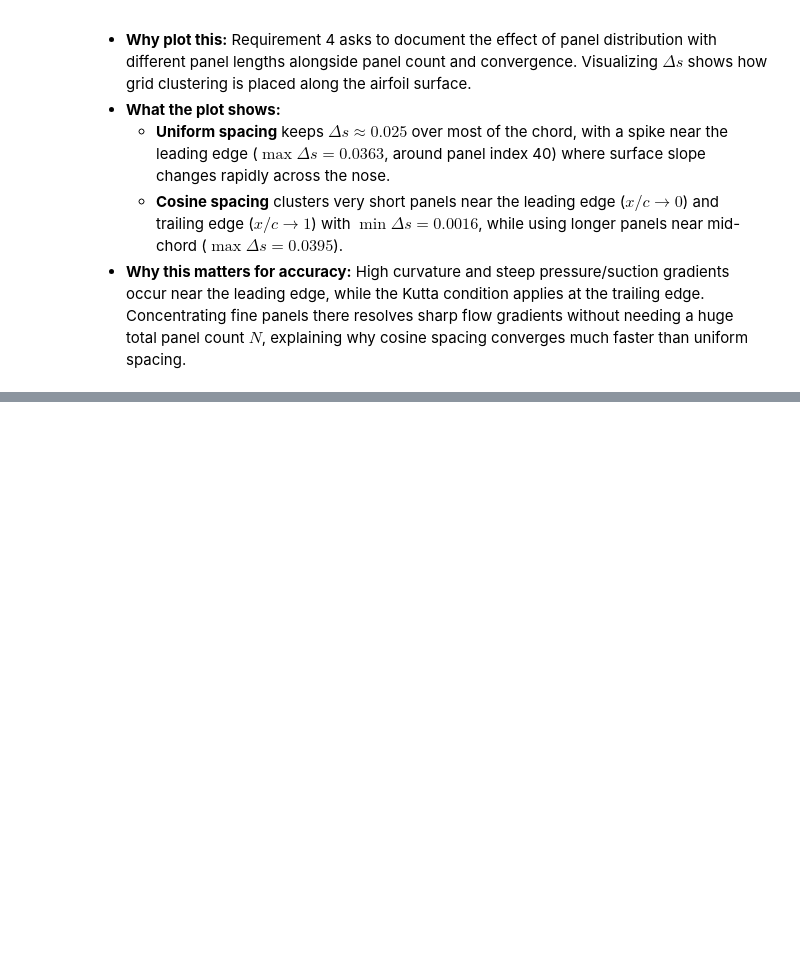
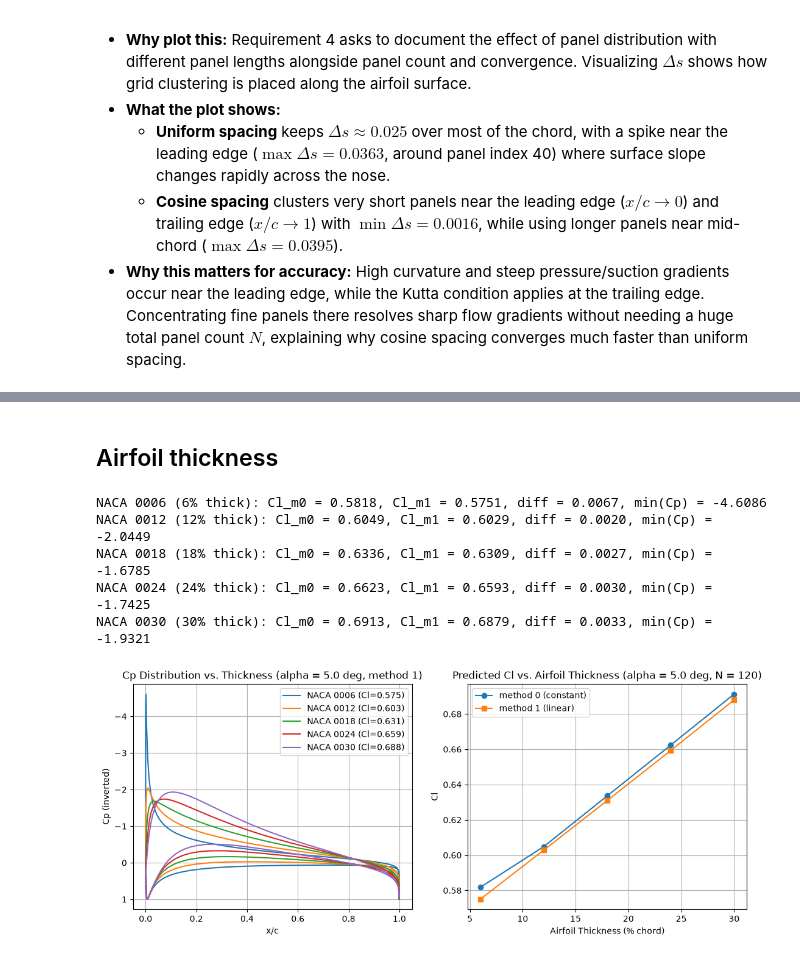
Before and after one commit to Atharva-Patil008/AE611_2026, a Jupyter notebook: Vortex_Panel_Method_Atharva_Patil.ipynb, the cells around one changed output, grey strips where cells are left out. Cells and saved outputs as stored; diff of their text form; code cells hidden in the pictures; blank space fills up the shorter version.

```diff
--- a/Vortex_Panel_Method_Atharva_Patil.ipynb
+++ b/Vortex_Panel_Method_Atharva_Patil.ipynb
@@ -604,0 +703,80 @@ plt.show()
+# %% [markdown]
+## Airfoil thickness
+# %%
+# 1.symmetric NACA 4-digit airfoils with increasing thickness (6% to 30%)
+airfoil_codes = ["0006", "0012", "0018", "0024", "0030"]
+thickness_pct = [6, 12, 18, 24, 30]
+
+alpha = 5.0          # angle of attack in degrees
+N = 120              # number of panels
+spacing = "cosine"   # panel spacing type
+
+# Lists to store results for each thickness
+cl_method0 = []
+cl_method1 = []
+min_cp_method1 = []
+
+# Create 2 side-by-side plots: Cp curves on left, Cl vs thickness on right
+fig, ax = plt.subplots(1, 2, figsize=(13, 4.8))
+
+for i in range(len(airfoil_codes)):
+    code = airfoil_codes[i]
+
+    # 2. Generate boundary points and convert to numpy arrays
+    xb, yb = naca4_panels(code, N, spacing)
+    xb = np.array(xb)
+    yb = np.array(yb)
+
+    # 3. Run both constant-strength (method 0) and linear-strength (method 1) solvers
+    res0 = vortex_panel_method_0(xb, yb, alpha)
+    res1 = vortex_panel_method_1(xb, yb, alpha)
+
+    # 4. Extract Cl and Cp (use lowercase "cl"/"cp" if your dictionary uses lowercase)
+    cl0 = res0["Cl"]
+    cl1 = res1["Cl"]
+    cp1 = np.array(res1["Cp"])
+
+    # 5. Get x/c control points
+    if "xc" in res1:
+        xc = np.array(res1["xc"])
+    else:
+        xc = 0.5 * (xb[:-1] + xb[1:])
+
+    # Save summary values
+    cl_method0.append(cl0)
+    cl_method1.append(cl1)
+    min_cp_method1.append(cp1.min())
+
+    # 6. Plot Cp curve for this thickness on the left plot
+    ax[0].plot(xc, cp1, "-", linewidth=1.5, label=f"NACA {code} (Cl={cl1:.3f})")
+
+    # Print values step-by-step in console
+    print(
+        f"NACA {code} ({thickness_pct[i]}% thick): "
+        f"Cl_m0 = {cl0:.4f}, Cl_m1 = {cl1:.4f}, diff = {abs(cl1 - cl0):.4f}, min(Cp) = {cp1.min():.4f}"
+    )
+
+#  (Cp distribution)
+ax[0].invert_yaxis()
+ax[0].set_title(f"Cp Distribution vs. Thickness (alpha = {alpha} deg, method 1)")
+ax[0].set_xlabel("x/c")
+ax[0].set_ylabel("Cp (inverted)")
+ax[0].grid(True)
+ax[0].legend()
+
+# 7. Plot predicted Cl against airfoil thickness
+ax[1].plot(thickness_pct, cl_method0, "o-", label="method 0 (constant)")
+ax[1].plot(thickness_pct, cl_method1, "s-", label="method 1 (linear)")
+ax[1].set_title(f"Predicted Cl vs. Airfoil Thickness (alpha = {alpha} deg, N = {N})")
+ax[1].set_xlabel("Airfoil Thickness (% chord)")
+ax[1].set_ylabel("Cl")
+ax[1].grid(True)
+ax[1].legend()
+plt.show()
+# %% [output]
+NACA 0006 (6% thick): Cl_m0 = 0.5818, Cl_m1 = 0.5751, diff = 0.0067, min(Cp) = -4.6086
+NACA 0012 (12% thick): Cl_m0 = 0.6049, Cl_m1 = 0.6029, diff = 0.0020, min(Cp) = -2.0449
+NACA 0018 (18% thick): Cl_m0 = 0.6336, Cl_m1 = 0.6309, diff = 0.0027, min(Cp) = -1.6785
+NACA 0024 (24% thick): Cl_m0 = 0.6623, Cl_m1 = 0.6593, diff = 0.0030, min(Cp) = -1.7425
+NACA 0030 (30% thick): Cl_m0 = 0.6913, Cl_m1 = 0.6879, diff = 0.0033, min(Cp) = -1.9321
+[figure, added]
```
Also changed, not shown: parts of 10 cells of this notebook.
